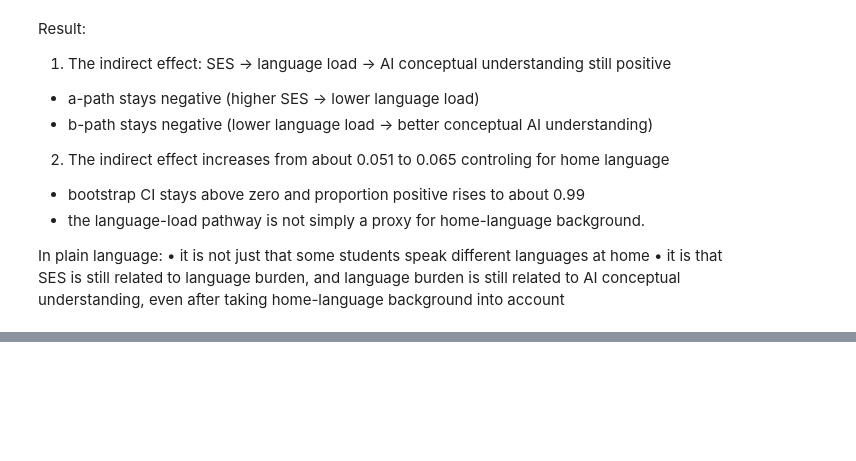
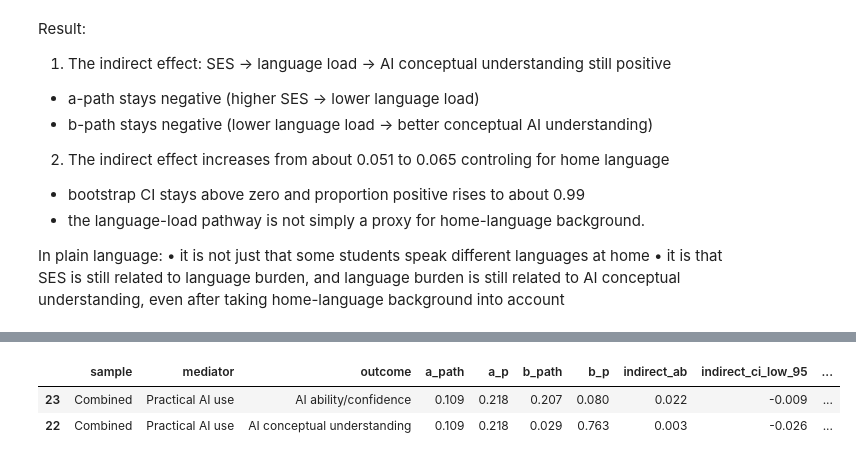
Before and after one commit to garcia-ho/1st_analysis, a Jupyter notebook: Phase1_analysis.ipynb, the cells around one changed output, grey strips where cells are left out. Saved outputs shown, nothing was run; the diff lists cells and outputs as text; code cells hidden in the pictures; blank space fills up the shorter version.

```diff
--- a/Phase1_analysis.ipynb
+++ b/Phase1_analysis.ipynb
@@ -493,0 +521,6 @@ In plain language:
+# %%
+compare_one_mediator_across_outcomes(mediation_results, "Practical AI use", sample="Combined").round(3)
+# %% [output]
+|  | sample | mediator | outcome | a_path | a_p | b_path | b_p | indirect_ab | indirect_ci_low_95 | ... |
+| 23 | Combined | Practical AI use | AI ability/confidence | 0.109 | 0.218 | 0.207 | 0.080 | 0.022 | -0.009 | ... |
+| 22 | Combined | Practical AI use | AI conceptual understanding | 0.109 | 0.218 | 0.029 | 0.763 | 0.003 | -0.026 | ... |
```
Also changed, not shown: parts of 5 cells of this notebook, 2 other files.
